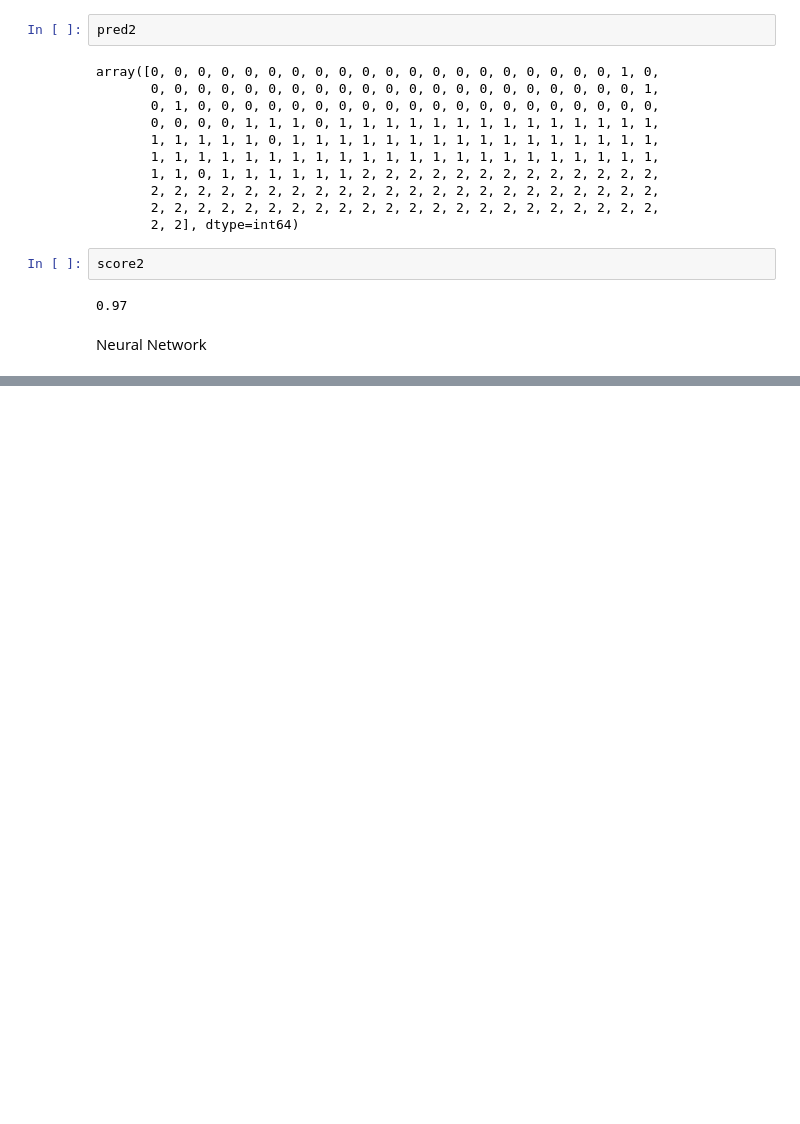
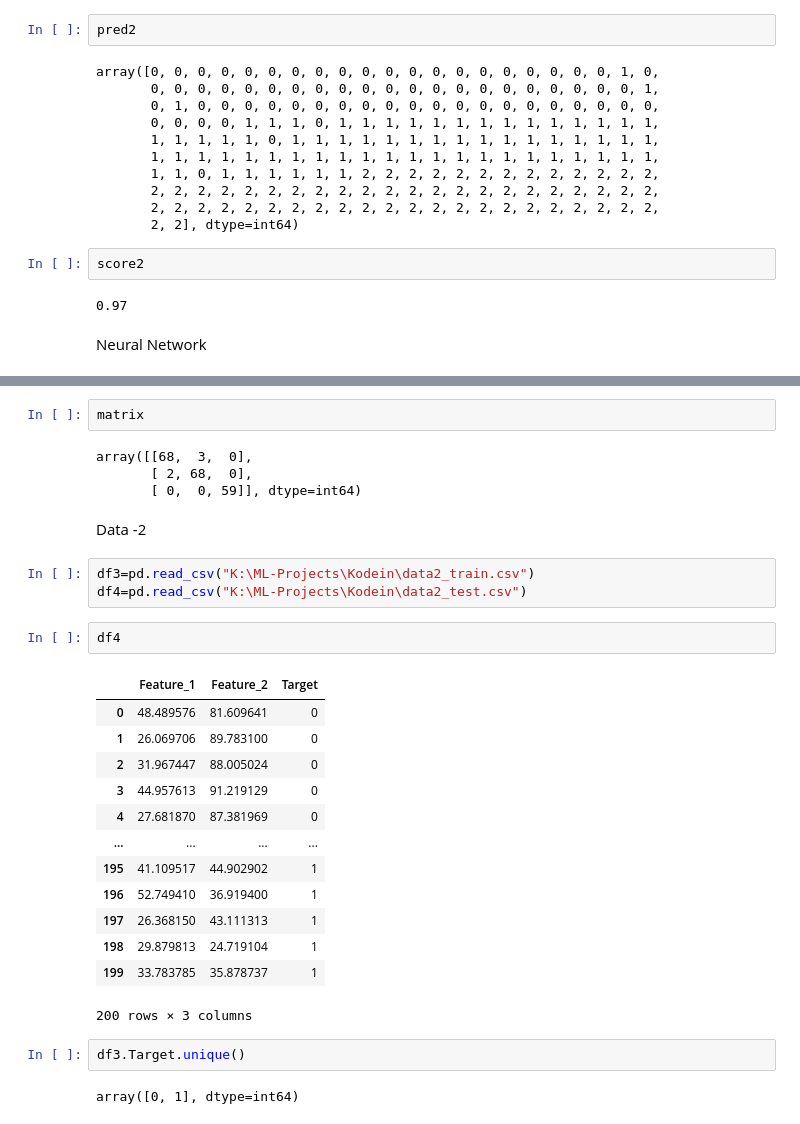
Before and after one commit to Harsh-BH/ML-Projects, a Jupyter notebook: Kodein/task_data1.ipynb, the cells around one changed output, grey strips where cells are left out. Cells and saved outputs as stored; diff of their text form; blank space fills up the shorter version.

Commit message:
data 1 data 2 updated

```diff
--- a/Kodein/task_data1.ipynb
+++ b/Kodein/task_data1.ipynb
@@ -174,0 +226,31 @@ score3
+# %%
+matrix
+# %% [output]
+array([[68,  3,  0],
+       [ 2, 68,  0],
+       [ 0,  0, 59]], dtype=int64)
+# %% [markdown]
+Data -2
+# %%
+df3=pd.read_csv("K:\ML-Projects\Kodein\data2_train.csv")
+df4=pd.read_csv("K:\ML-Projects\Kodein\data2_test.csv")
+# %%
+df4
+# %% [output]
+|  | Feature_1 | Feature_2 | Target |
+| 0 | 48.489576 | 81.609641 | 0 |
+| 1 | 26.069706 | 89.783100 | 0 |
+| 2 | 31.967447 | 88.005024 | 0 |
+| 3 | 44.957613 | 91.219129 | 0 |
+| 4 | 27.681870 | 87.381969 | 0 |
+| ... | ... | ... | ... |
+| 195 | 41.109517 | 44.902902 | 1 |
+| 196 | 52.749410 | 36.919400 | 1 |
+| 197 | 26.368150 | 43.111313 | 1 |
+| 198 | 29.879813 | 24.719104 | 1 |
+| 199 | 33.783785 | 35.878737 | 1 |
+200 rows × 3 columns
+# %%
+df3.Target.unique()
+# %% [output]
+array([0, 1], dtype=int64)
```
Also changed, not shown: parts of 13 cells of this notebook, 2 other files.
